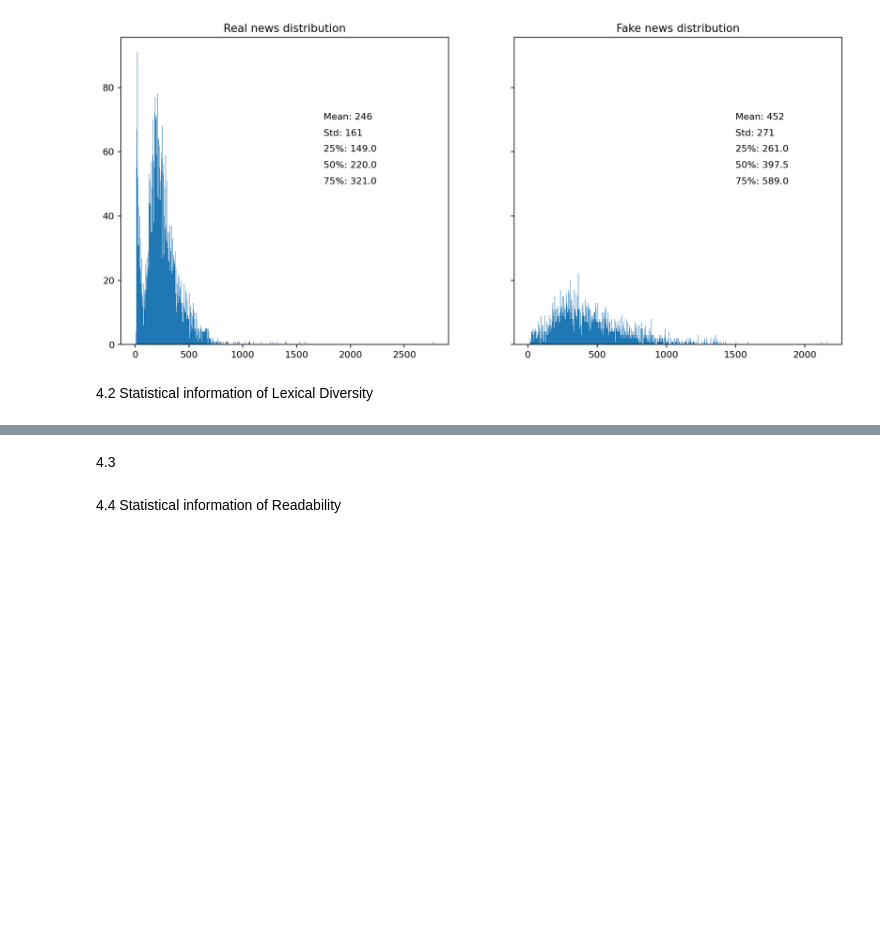
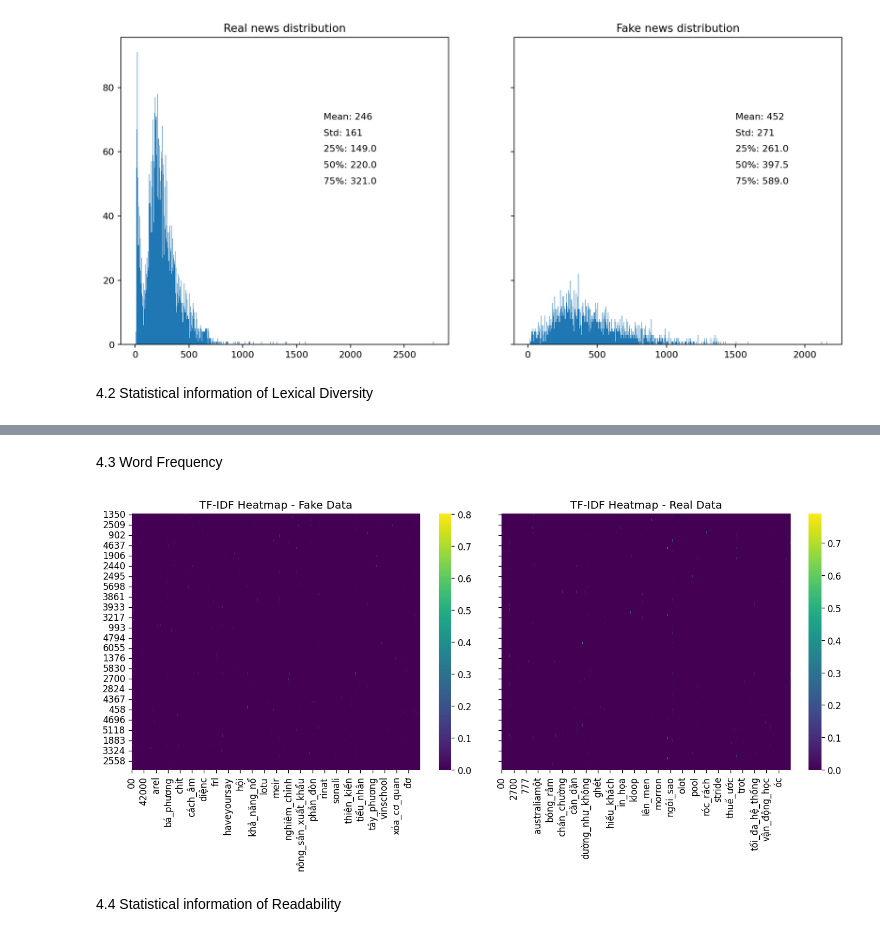
Before and after one commit to DreamyWanderer/Final_Lab, a Jupyter notebook: Source/Visualize/EDA.ipynb, the cells around one changed output, grey strips where cells are left out. Saved outputs shown, nothing was run; the diff lists cells and outputs as text; code cells hidden in the pictures; blank space fills up the shorter version.

Commit message:
fix metrics function and EDA notebook

```diff
--- a/Source/Visualize/EDA.ipynb
+++ b/Source/Visualize/EDA.ipynb
@@ -152,5 +168,49 @@ axes[1].set_title("Fake news distribution");
 # %% [markdown]
-4.3
+4.3 Word Frequency
+# %%
+from sklearn.feature_extraction.text import TfidfVectorizer
+import pandas as pd
+
+def calculate_tfidf(documents):
+    # Create a TfidfVectorizer
+    tfidf_vectorizer = TfidfVectorizer()
+
+    # Fit and transform the documents
+    # tfidf_matrix = vectorizer.fit_transform([' '.join(document) for document in documents])
+    document_texts = [' '.join(doc) for doc in documents]
+
+    # Get feature names (terms)
+    # feature_names = vectorizer.get_feature_names_out()
+    tfidf_matrix = tfidf_vectorizer.fit_transform(document_texts)
+
+    # Get feature names (terms)
+    feature_names = tfidf_vectorizer.get_feature_names_out()
+
+    # Convert TF-IDF matrix to a dense DataFrame for readability
+    tfidf_df = pd.DataFrame(tfidf_matrix.toarray(), columns=feature_names)
+
+    return tfidf_df
+# %%
+# Calculate TF-IDF matrix using the provided function
+tfidf_df1 = calculate_tfidf(fake_df.content)
+tfidf_df2 = calculate_tfidf(real_df.content)  # Call the function again with another set of documents
+
+# Create subplots with a reasonable size
+fig, axes = plt.subplots(1, 2, figsize=(12, 6), dpi=120, sharey=True)
+
+# Visualize TF-IDF matrix for the first set of documents
+visualize_tfidf(tfidf_df1, axes[0], 'TF-IDF Heatmap - Fake Data')
+
+# Visualize TF-IDF matrix for the second set of documents
+visualize_tfidf(tfidf_df2, axes[1], 'TF-IDF Heatmap - Real Data')
+
+# Adjust layout
+plt.tight_layout()
+
+# Show the plot
+plt.show()
+# %% [output]
+[figure, added]
 # %% [markdown]
 4.4 Statistical information of Readability
 # %%
```
Also changed, not shown: parts of 4 cells of this notebook, 1 other file.
